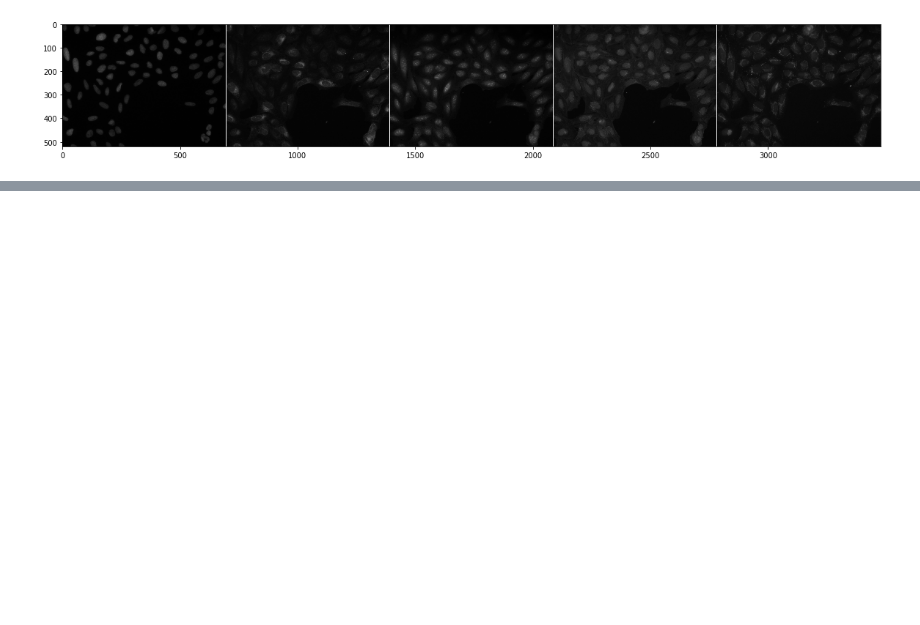
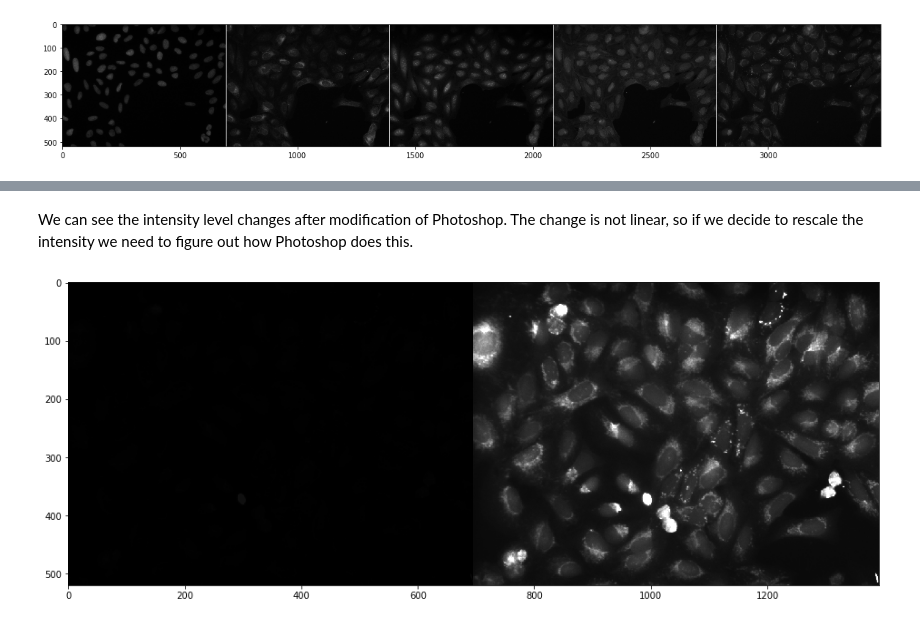
Before and after one commit to gitter-lab/pharmaco-image, a Jupyter notebook: image_processing.ipynb, the cells around one changed output, grey strips where cells are left out. Drawn from its saved outputs; the diff is of its cells as text; code cells hidden in the pictures; blank space fills up the shorter version.

```diff
--- a/image_processing.ipynb
+++ b/image_processing.ipynb
@@ -92,0 +125,4 @@ plt.show()
+# %%
+original = imread("./data/test/test.tif")
+ps_fixed = imread("./data/test/test_ps.tif")
+comb = np.hstack((original, ps_fixed))
@@ -92,0 +165,8 @@ plt.show()
+# %% [markdown]
+We can see the intensity level changes after modification of Photoshop. The change is not linear, so if we decide to rescale the intensity we need to figure out how Photoshop does this.
+# %%
+plt.figure(figsize=(16,8))
+plt.imshow(comb, cmap='gray')
+plt.show()
+# %% [output]
+[figure, added]
```
Also changed, not shown: parts of 20 cells of this notebook, 6 other files.
